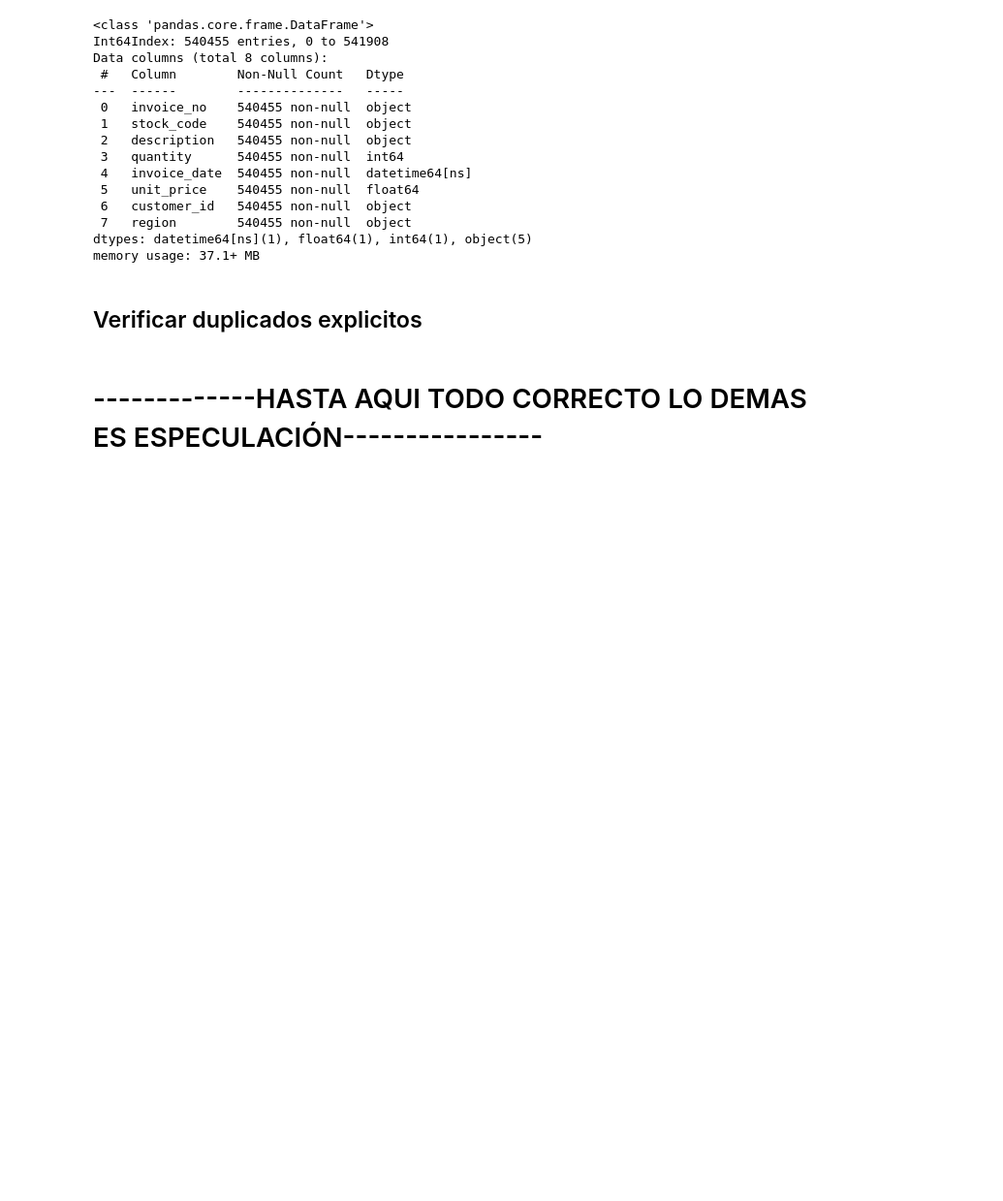
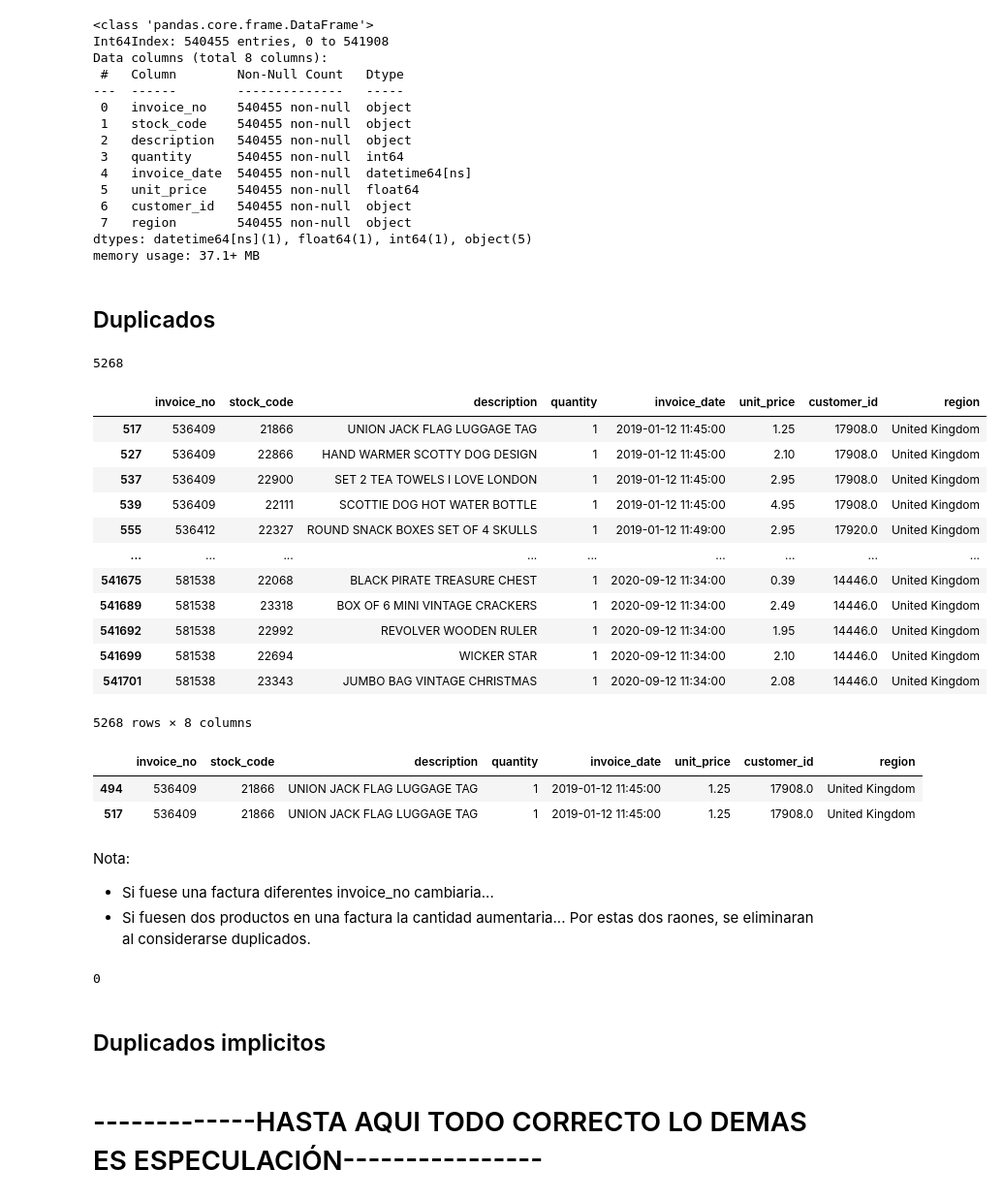
Before and after one commit to shimapi/hackathon-tripleten, a Jupyter notebook: notebook/EDA.ipynb, the cells around one changed output. Shown at 97% size. Saved outputs shown, nothing was run; the diff lists cells and outputs as text; code cells hidden in the pictures; blank space fills up the shorter version.

Commit message:
Se  eliminaron duplicados explicitos.

```diff
--- a/notebook/EDA.ipynb
+++ b/notebook/EDA.ipynb
@@ -151,5 +151,3 @@ Data columns (total 8 columns):
  7   region        540455 non-null  object
 dtypes: datetime64[ns](1), float64(1), int64(1), object(5)
 memory usage: 37.1+ MB
-# %% [markdown]
-## Verificar duplicados explicitos
@@ -158,3 +154,49 @@ memory usage: 37.1+ MB
+# %% [markdown]
+## Duplicados
+# %%
+# Duplicados explicitos
+df_online_retail_cleaned.duplicated().sum()
+# %% [output]
+5268
+# %%
+# Ver las observaciones duplicadas
+df_online_retail_cleaned[df_online_retail_cleaned.duplicated()]
+# %% [output]
+|  | invoice_no | stock_code | description | quantity | invoice_date | unit_price | customer_id | region |
+| 517 | 536409 | 21866 | UNION JACK FLAG LUGGAGE TAG | 1 | 2019-01-12 11:45:00 | 1.25 | 17908.0 | United Kingdom |
+| 527 | 536409 | 22866 | HAND WARMER SCOTTY DOG DESIGN | 1 | 2019-01-12 11:45:00 | 2.10 | 17908.0 | United Kingdom |
+| 537 | 536409 | 22900 | SET 2 TEA TOWELS I LOVE LONDON | 1 | 2019-01-12 11:45:00 | 2.95 | 17908.0 | United Kingdom |
+| 539 | 536409 | 22111 | SCOTTIE DOG HOT WATER BOTTLE | 1 | 2019-01-12 11:45:00 | 4.95 | 17908.0 | United Kingdom |
+| 555 | 536412 | 22327 | ROUND SNACK BOXES SET OF 4 SKULLS | 1 | 2019-01-12 11:49:00 | 2.95 | 17920.0 | United Kingdom |
+| ... | ... | ... | ... | ... | ... | ... | ... | ... |
+| 541675 | 581538 | 22068 | BLACK PIRATE TREASURE CHEST | 1 | 2020-09-12 11:34:00 | 0.39 | 14446.0 | United Kingdom |
+| 541689 | 581538 | 23318 | BOX OF 6 MINI VINTAGE CRACKERS | 1 | 2020-09-12 11:34:00 | 2.49 | 14446.0 | United Kingdom |
+| 541692 | 581538 | 22992 | REVOLVER WOODEN RULER | 1 | 2020-09-12 11:34:00 | 1.95 | 14446.0 | United Kingdom |
+| 541699 | 581538 | 22694 | WICKER STAR | 1 | 2020-09-12 11:34:00 | 2.10 | 14446.0 | United Kingdom |
+| 541701 | 581538 | 23343 | JUMBO BAG VINTAGE CHRISTMAS | 1 | 2020-09-12 11:34:00 | 2.08 | 14446.0 | United Kingdom |
+5268 rows × 8 columns
+# %%
+# Tomar una de ellas y compararla con la original
+df_online_retail_cleaned[(df_online_retail_cleaned.invoice_no == '536409') & (df_online_retail_cleaned.stock_code == '21866')]
+# %% [output]
+|  | invoice_no | stock_code | description | quantity | invoice_date | unit_price | customer_id | region |
+| 494 | 536409 | 21866 | UNION JACK FLAG LUGGAGE TAG | 1 | 2019-01-12 11:45:00 | 1.25 | 17908.0 | United Kingdom |
+| 517 | 536409 | 21866 | UNION JACK FLAG LUGGAGE TAG | 1 | 2019-01-12 11:45:00 | 1.25 | 17908.0 | United Kingdom |
+# %% [markdown]
+Nota:
+- Si fuese una factura diferentes invoice_no cambiaria...
+- Si fuesen dos productos en una factura la cantidad aumentaria...
+Por estas dos raones, se eliminaran al considerarse duplicados.
+# %%
+# Eliminar duplicados explicitos
+df_online_retail_cleaned.drop_duplicates(inplace=True)
+
+# Verificar el cambio
+df_online_retail_cleaned.duplicated().sum()
+# %% [output]
+0
+# %% [markdown]
+## Duplicados implicitos
 # %% [markdown]
 # -------------HASTA AQUI TODO CORRECTO LO DEMAS ES ESPECULACIÓN----------------
 # %% [markdown]
```
Also changed, not shown: parts of 1 cell of this notebook.
